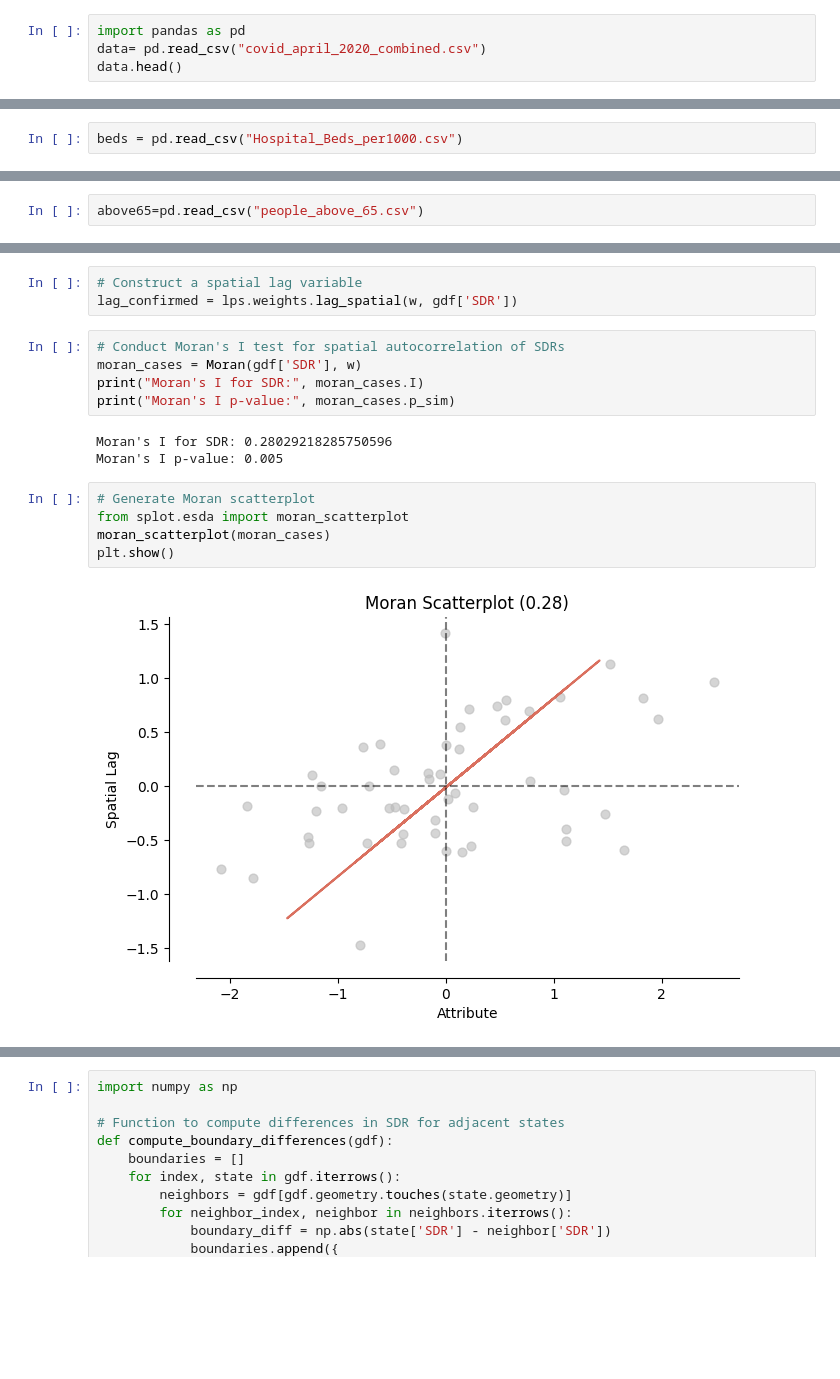
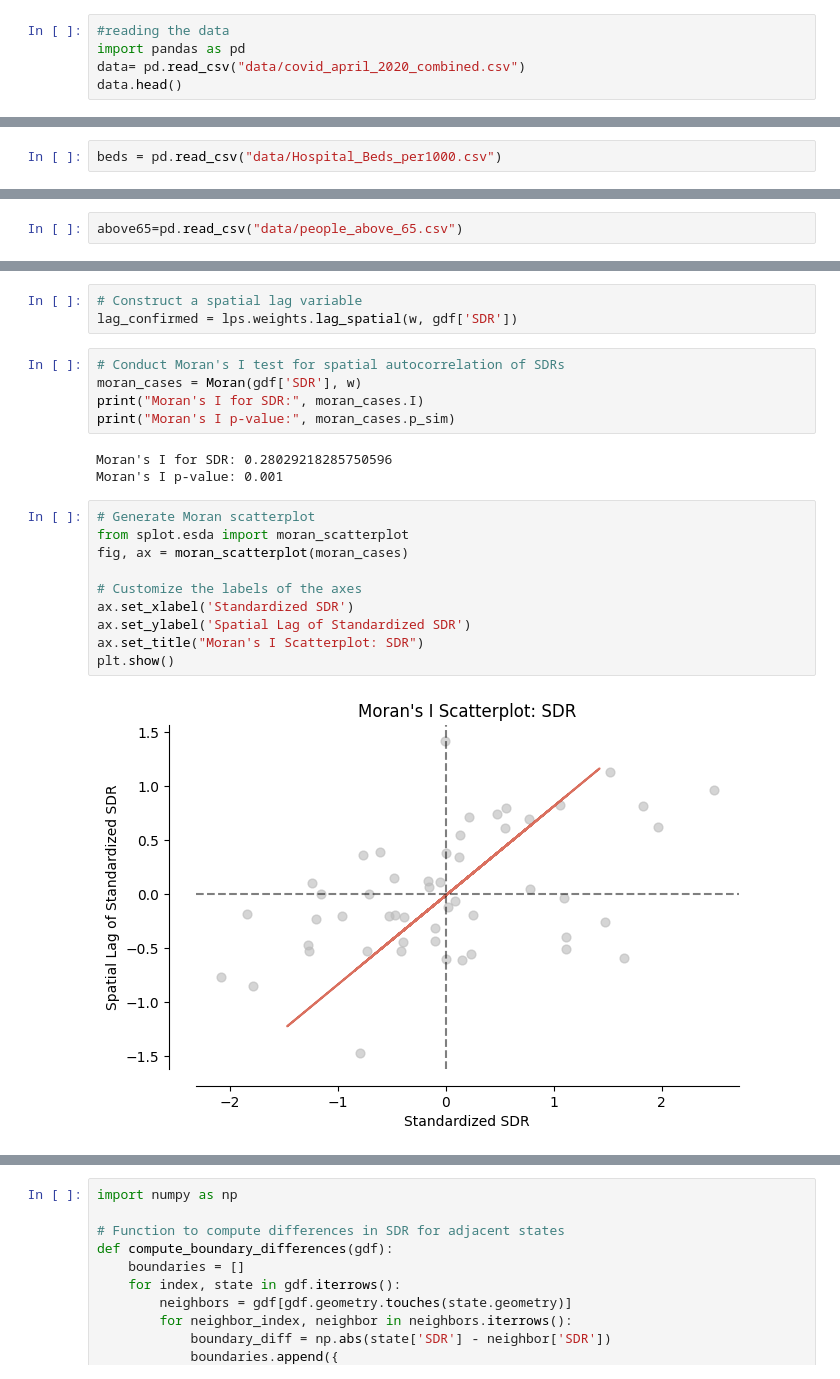
Before and after one commit to SameerR007/ArealWombling_Project, a Jupyter notebook: wombling.ipynb, the cells around one changed output, grey strips where cells are left out. Cells and saved outputs as stored; diff of their text form; blank space fills up the shorter version.

```diff
--- a/wombling.ipynb
+++ b/wombling.ipynb
@@ -1,6 +1,7 @@
 # %%
+#reading the data
 import pandas as pd
-data= pd.read_csv("covid_april_2020_combined.csv")
+data= pd.read_csv("data/covid_april_2020_combined.csv")
 data.head()
 # %% [output]
 |  | Province_State | Country_Region | Last_Update | Lat | Long_ | Confirmed | Deaths | Recovered | Active | ... |
@@ -148,7 +149,7 @@ merged_data2.shape
 # %% [output]
 (56, 5)
 # %%
-beds = pd.read_csv("Hospital_Beds_per1000.csv")
+beds = pd.read_csv("data/Hospital_Beds_per1000.csv")
 # %%
 beds.head()
 # %% [output]
@@ -202,7 +203,7 @@ merged_data3.head()
 | 3 | POLYGON ((-96.78438 46.63050, -96... | 27.0 | Minnesota | 53896 | 3427 | Minnesota | 2.39 |
 | 4 | POLYGON ((-77.45881 39.22027, -77... | 24.0 | Maryland | 277737 | 12088 | Maryland | 1.81 |
 # %%
-above65=pd.read_csv("people_above_65.csv")
+above65=pd.read_csv("data/people_above_65.csv")
 # %%
 above65.head()
 # %% [output]
@@ -359,11 +360,16 @@ print("Moran's I for SDR:", moran_cases.I)
 print("Moran's I p-value:", moran_cases.p_sim)
 # %% [output]
 Moran's I for SDR: 0.28029218285750596
-Moran's I p-value: 0.005
+Moran's I p-value: 0.001
 # %%
 # Generate Moran scatterplot
 from splot.esda import moran_scatterplot
-moran_scatterplot(moran_cases)
+fig, ax = moran_scatterplot(moran_cases)
+
+# Customize the labels of the axes
+ax.set_xlabel('Standardized SDR')
+ax.set_ylabel('Spatial Lag of Standardized SDR')
+ax.set_title("Moran's I Scatterplot: SDR")
 plt.show()
 # %% [output]
-[figure, old version]
+[figure, new version]
```
Also changed, not shown: parts of 25 cells of this notebook, 10 other files.
